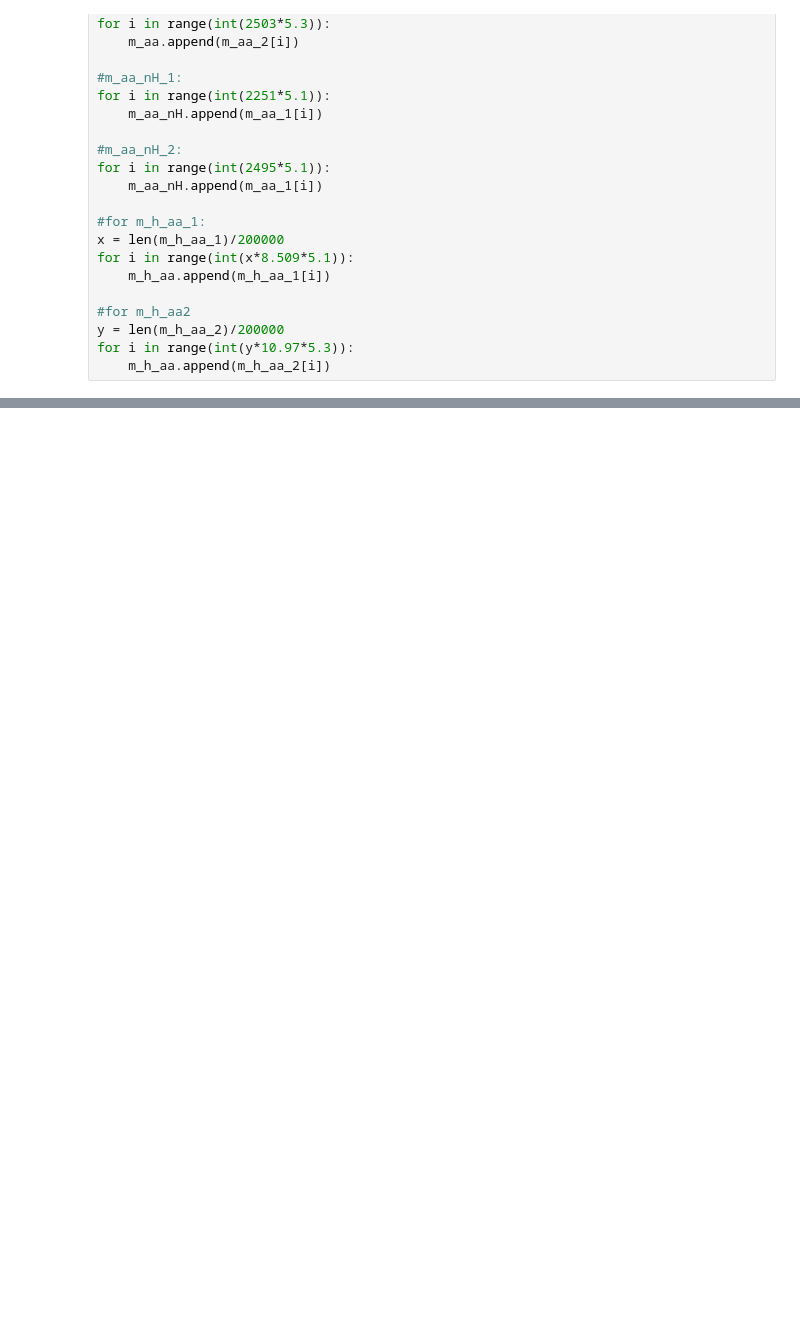
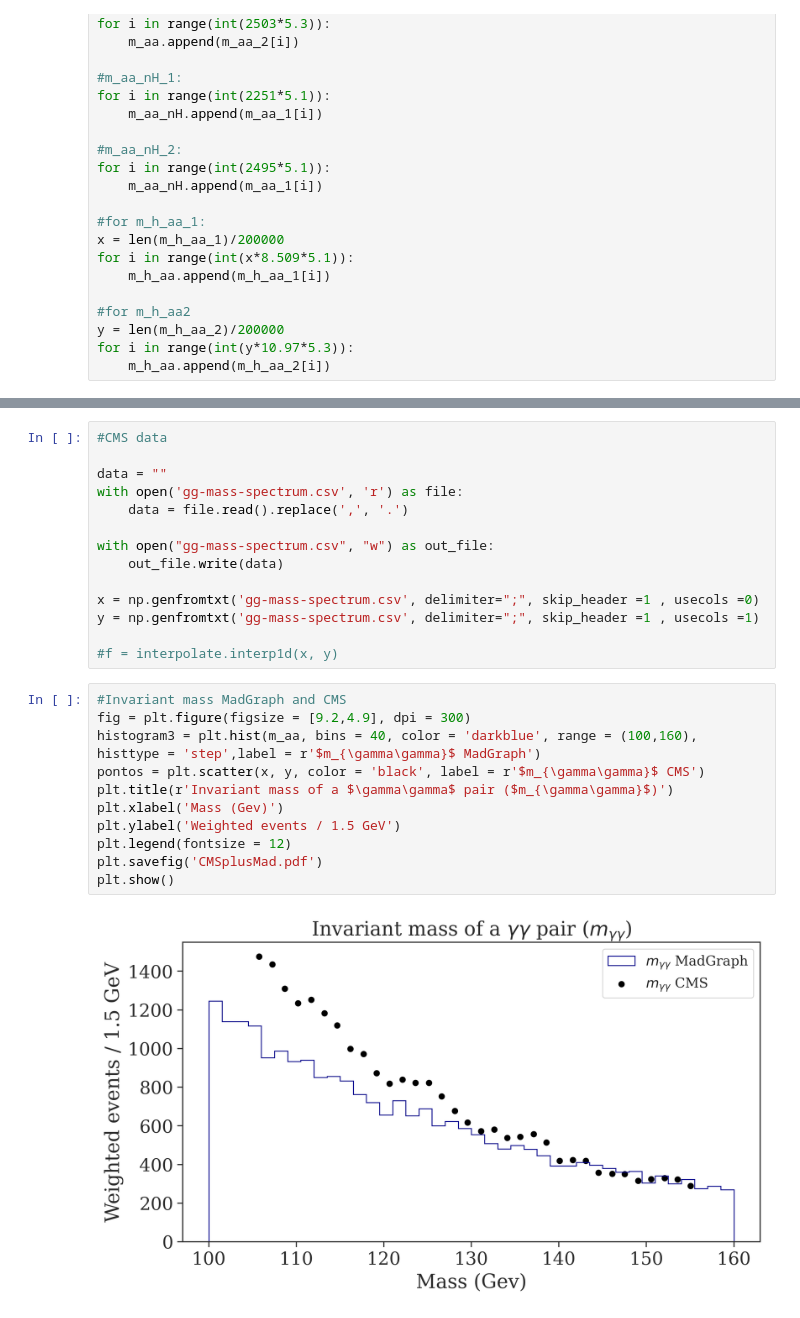
Before and after one commit to viniciusrocca/simulationsSM, a Jupyter notebook: pp2h2aa/Experimental_reproduction.ipynb, the cells around one changed output, grey strips where cells are left out. Saved outputs shown, nothing was run; the diff lists cells and outputs as text; blank space fills up the shorter version.

```diff
--- a/pp2h2aa/Experimental_reproduction.ipynb
+++ b/pp2h2aa/Experimental_reproduction.ipynb
@@ -229,3 +223,30 @@ plt.show()
 # %% [output]
 [figure]
 <Figure size 60000x30000 with 0 Axes>
+# %%
+#CMS data
+
+data = ""
+with open('gg-mass-spectrum.csv', 'r') as file:
+    data = file.read().replace(',', '.')
+
+with open("gg-mass-spectrum.csv", "w") as out_file:
+    out_file.write(data)
+
+x = np.genfromtxt('gg-mass-spectrum.csv', delimiter=";", skip_header =1 , usecols =0)
+y = np.genfromtxt('gg-mass-spectrum.csv', delimiter=";", skip_header =1 , usecols =1)
+
+#f = interpolate.interp1d(x, y)
+# %%
+#Invariant mass MadGraph and CMS
+fig = plt.figure(figsize = [9.2,4.9], dpi = 300)
+histogram3 = plt.hist(m_aa, bins = 40, color = 'darkblue', range = (100,160), histtype = 'step',label = r'$m_{\gamma\gamma}$ MadGraph')
+pontos = plt.scatter(x, y, color = 'black', label = r'$m_{\gamma\gamma}$ CMS')
+plt.title(r'Invariant mass of a $\gamma\gamma$ pair ($m_{\gamma\gamma}$)')
+plt.xlabel('Mass (Gev)')
+plt.ylabel('Weighted events / 1.5 GeV')
+plt.legend(fontsize = 12)
+plt.savefig('CMSplusMad.pdf')
+plt.show()
+# %% [output]
+[figure, added]
```
Also changed, not shown: parts of 5 cells of this notebook, 1 other file.
